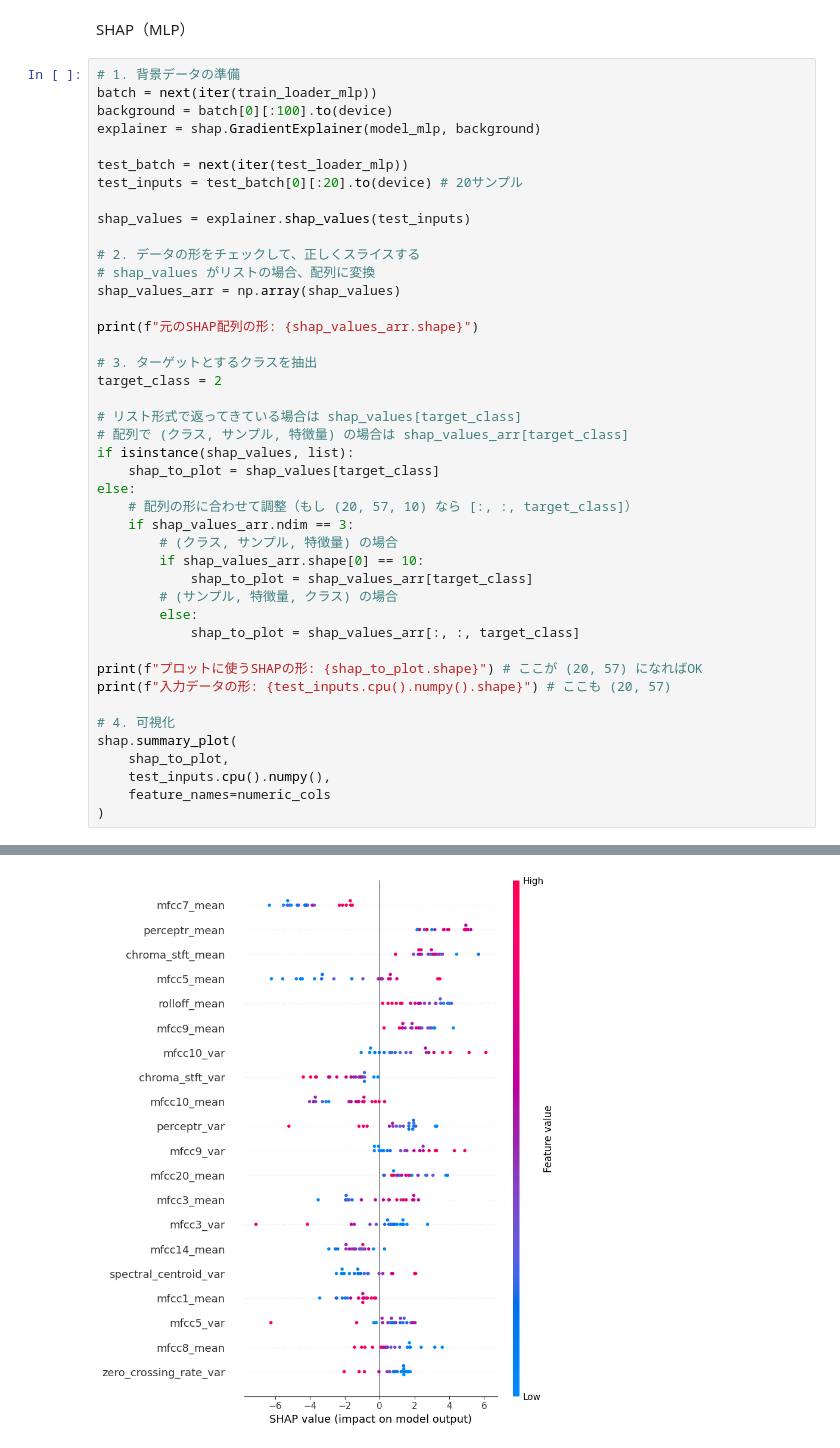
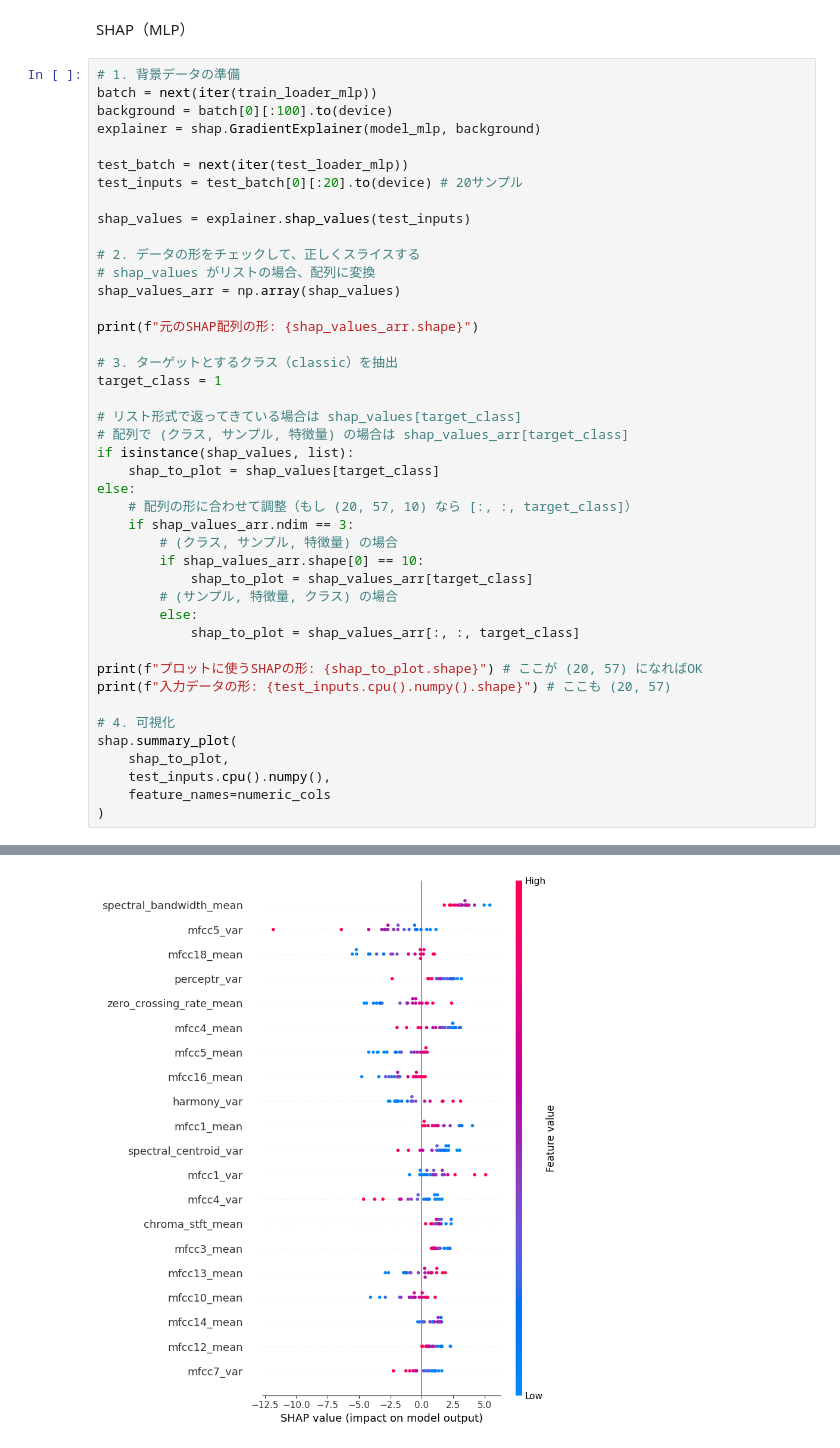
Before and after one commit to Satsuki-Kataoka/ai-diary-app, a Jupyter notebook: my_project.ipynb, the cells around one changed output, grey strips where cells are left out. Saved outputs shown, nothing was run; the diff lists cells and outputs as text.

```diff
--- a/my_project.ipynb
+++ b/my_project.ipynb
@@ -435,34 +435,34 @@ shap_values_arr = np.array(shap_values)
 
 print(f"元のSHAP配列の形: {shap_values_arr.shape}")
 
-# 3. ターゲットとするクラスを抽出
-target_class = 2
+# 3. ターゲットとするクラス（classic）を抽出
+target_class = 1
 
 # リスト形式で返ってきている場合は shap_values[target_class]
 # 配列で (クラス, サンプル, 特徴量) の場合は shap_values_arr[target_class]
 if isinstance(shap_values, list):
     shap_to_plot = shap_values[target_class]
 else:
     # 配列の形に合わせて調整（もし (20, 57, 10) なら [:, :, target_class]）
     if shap_values_arr.ndim == 3:
         # (クラス, サンプル, 特徴量) の場合
         if shap_values_arr.shape[0] == 10:
             shap_to_plot = shap_values_arr[target_class]
         # (サンプル, 特徴量, クラス) の場合
         else:
             shap_to_plot = shap_values_arr[:, :, target_class]
 
 print(f"プロットに使うSHAPの形: {shap_to_plot.shape}") # ここが (20, 57) になればOK
 print(f"入力データの形: {test_inputs.cpu().numpy().shape}") # ここも (20, 57)
 
 # 4. 可視化
 shap.summary_plot(
     shap_to_plot,
     test_inputs.cpu().numpy(),
     feature_names=numeric_cols
 )
 # %% [output]
 元のSHAP配列の形: (20, 57, 10)
 プロットに使うSHAPの形: (20, 57)
 入力データの形: (20, 57)
-[figure, old version]
+[figure, new version]
```
Also changed, not shown: parts of 4 cells of this notebook.
